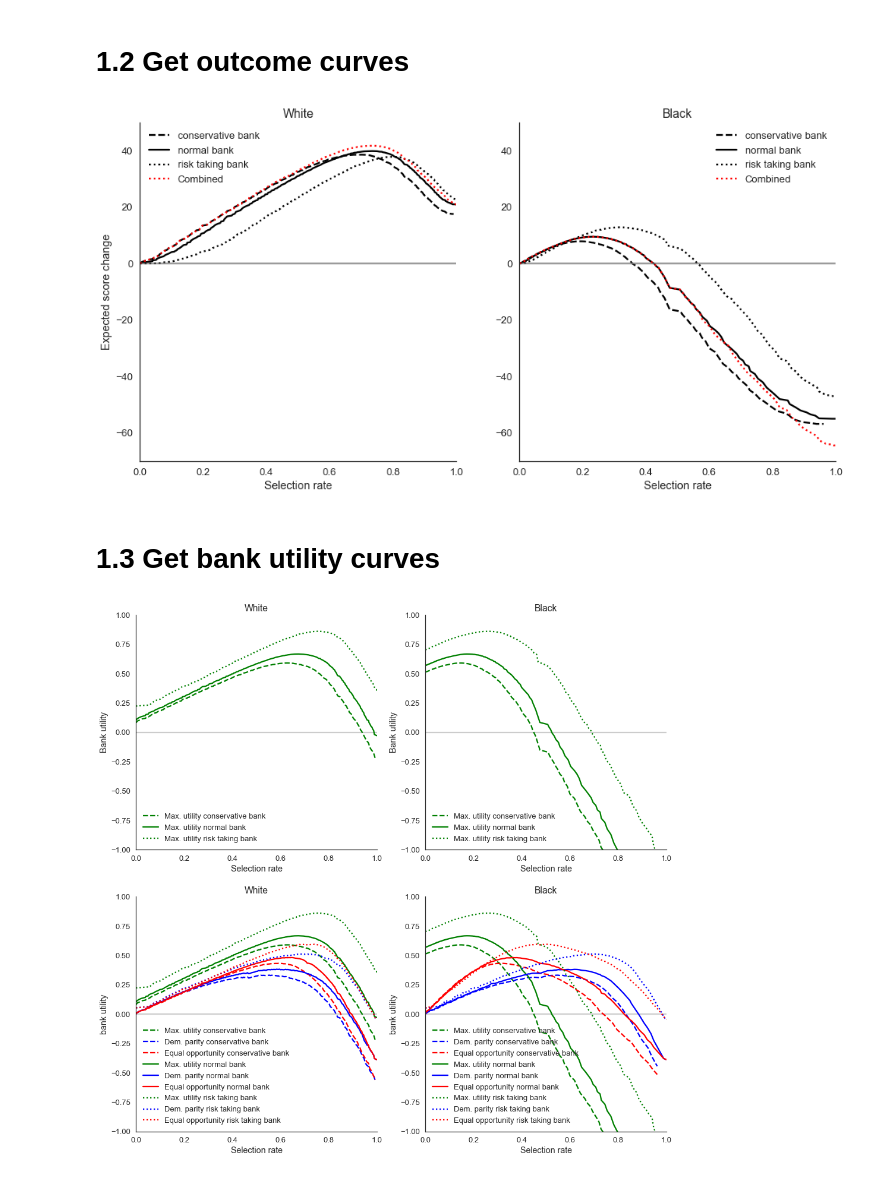
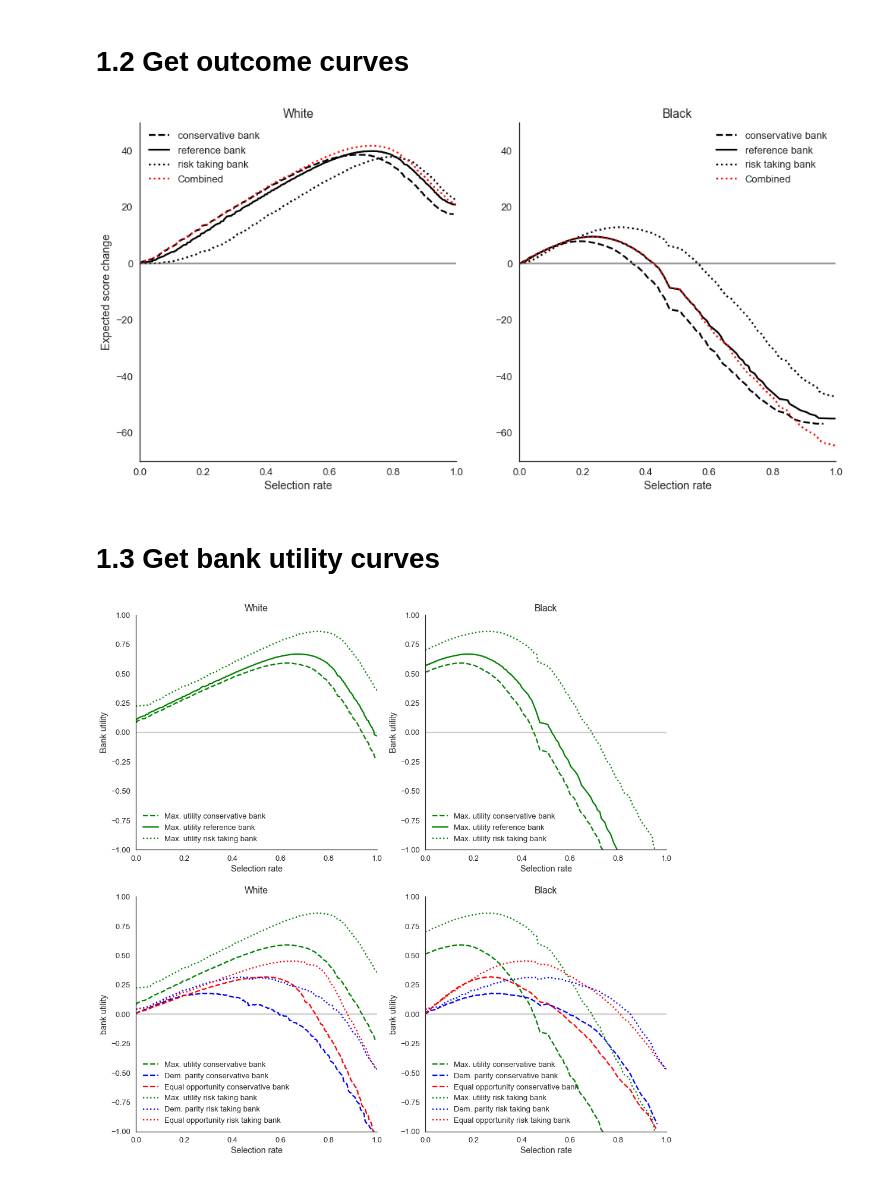
Before and after one commit to APMSSSR/Master_thesis, a Jupyter notebook: notebooks/Model1.ipynb, the cells around one changed output. Cells and saved outputs as stored; diff of their text form; code cells hidden in the pictures.

```diff
--- a/notebooks/Model1.ipynb
+++ b/notebooks/Model1.ipynb
@@ -36,7 +36,7 @@ Populating the interactive namespace from numpy and matplotlib
 debug = False
 
 #general market setting
-bank_names = ["conservative", "normal", "risk taking"]
+bank_names = ["conservative", "reference", "risk taking"]
 bank_line_style = ['--', '-',':']
 N_banks = len(bank_names)
 
@@ -89,6 +89,10 @@ repays = performance[group_names]
 
 
 totals = fico.read_totals(data_dir=DATA_DIR)
+##### debug
+totals['White']=5000
+totals['Black']=2500
+####
 group_totals = np.zeros(len(group_names), dtype=np.int32)
 for i in range(0,len(group_names)):
     group_totals[i] = int(totals[group_names[i]])
@@ -129,7 +133,7 @@ Group size ratio: [ 0.87934735  0.12065265]
 # 0.2 Get customer scores and cdfs for different banks
 # %%
 #customers.shape = XxYxZ; X=Groups(white,black), Y=Banks, Z=Individual scores
-customer_scores = sf.get_customers(ref_customers, customer_totals, score_shifts, score_range)
+customer_scores = sf.get_customers(ref_customers, score_shifts, score_range)
 
 #customer_cdfs.shape = XxYxZ, X=Groups, Y=Banks, Z= CDF for score range
 customer_cdfs = sf.get_customer_cdfs(customer_scores, scores_list)
@@ -140,8 +144,8 @@ customer_pis = sf.get_customer_pis(customer_cdfs)
 fig, ax = plt.subplots(1,2,figsize=(16,8));
 ax[0].plot(scores_list,customer_cdfs[0][0],'--',color="grey", label='white (conservative bank)')
 ax[0].plot(scores_list,customer_cdfs[1][0],'--',color='black',label='black (conservative bank)')
-ax[0].plot(scores_list,customer_cdfs[0][1],color="grey", label='white (normal bank)')
-ax[0].plot(scores_list,customer_cdfs[1][1],color='black',label='black (normal bank)')
+#ax[0].plot(scores_list,customer_cdfs[0][1],color="grey", label='white (reference bank)')
+#ax[0].plot(scores_list,customer_cdfs[1][1],color='black',label='black (reference bank)')
 ax[0].plot(scores_list,customer_cdfs[0][2],':',color="grey", label='white (risk taking bank)')
 ax[0].plot(scores_list,customer_cdfs[1][2],':',color='black',label='black (risk taking bank)')
 ax[0].spines['right'].set_visible(False)
@@ -270,7 +279,6 @@ def get_combined_scores(customer_scores, score_interest_intersect):
 
         combined_scores.append(tmp_combined_scores)
 
-
     return combined_scores
 
 
@@ -287,7 +295,7 @@ for i in range(0,N_groups):
     ax[i].plot(combined_rate_index[i][0],combined_outcome_curves[i][0],color='red',LineStyle=":", label= "Combined")
     ax[i].legend()
 # %% [output]
-[figure, old version]
+[figure, new version]
 # %% [markdown]
 # 1.3 Get bank utility curves
 # %%
@@ -314,32 +322,33 @@ bank_utility_curves = [MP_bank_utility_curves, DP_bank_utility_curves, EO_bank_u
 fig, ax = plt.subplots(2,2,figsize=(16,16));
 
 for i in range(2):
     for j in range(2):
         ax[i,j].spines['right'].set_visible(False)
         ax[i,j].spines['top'].set_visible(False)
         ax[i,j].axhline(0,LineStyle='-', color='grey',alpha=0.4)
 
 for i in range(0, N_groups):
     for j in range(0, N_banks):
         label = policy_names[0] + " " + bank_names[j] + " bank"
         ax[0,i].plot(customer_rate_index[i][j], bank_utility_curves[0][j][i], color=policy_colors[0],LineStyle=bank_line_style[j] , label=label)
     ax[0,i].set_title(group_names[i])
     ax[0,i].set_xlabel('Selection rate')
     ax[0,i].set_ylabel('Bank utility')
     ax[0,i].set_ylim([-1,1])
     ax[0,i].legend()
     ax[0,i].set_xlim([0,1])
 
 for i in range(0, N_groups):
     for j in range(0, N_banks):
         for k in range(0, N_policy):
             label = policy_names[k] + " " + bank_names[j] + " bank"
-            ax[1,i].plot(customer_rate_index[i][j], bank_utility_curves[k][j][i], color=policy_colors[k],LineStyle=bank_line_style[j] , label=label)
+            if j !=1:
+                ax[1,i].plot(customer_rate_index[i][j], bank_utility_curves[k][j][i], color=policy_colors[k],LineStyle=bank_line_style[j] , label=label)
     ax[1,i].set_title(group_names[i])
     ax[1,i].set_xlabel('Selection rate')
     ax[1,i].set_ylabel('bank utility')
     ax[1,i].set_ylim([-1,1])
     ax[1,i].legend()
     ax[1,i].set_xlim([0,1])
 # %% [output]
-[figure, old version]
+[figure, new version]
```
Also changed, not shown: parts of 7 cells of this notebook, 1 other file.
